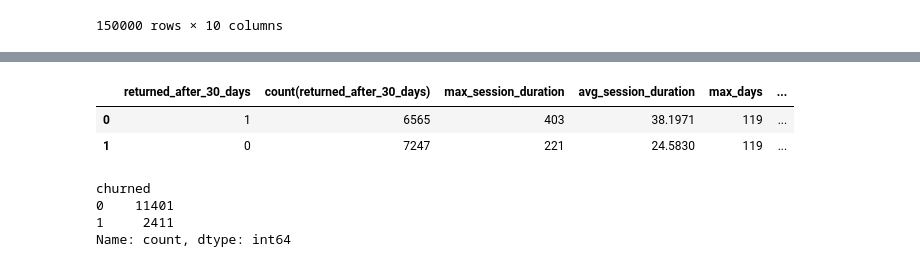
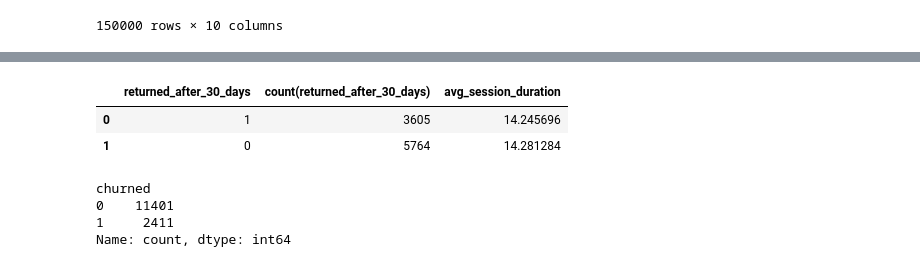
Before and after one commit to vishva0710/ai-chatbot-user-retention-analysis, a Jupyter notebook: AI_Chatbot_User_Retention_Analysis.ipynb, the cells around one changed output, grey strips where cells are left out. Cells and saved outputs as stored; diff of their text form; code cells hidden in the pictures.

```diff
--- a/AI_Chatbot_User_Retention_Analysis.ipynb
+++ b/AI_Chatbot_User_Retention_Analysis.ipynb
@@ -1807,10 +1845,10 @@ ret_sec_df
 # %%
-query='select returned_after_30_days,count(returned_after_30_days), max(session_duration_minutes) as max_session_duration,avg(session_duration_minutes)as avg_session_duration,max(days_until_last_session) as max_days, avg(days_until_last_session) as avg_days  from ret_sec group by returned_after_30_days'
+query='select returned_after_30_days,count(returned_after_30_days),avg(avg_session_duration) as avg_session_duration from ret_sec_sql group by returned_after_30_days'
 pd.read_sql(query,engin)
 # %% [output]
-|  | returned_after_30_days | count(returned_after_30_days) | max_session_duration | avg_session_duration | max_days | ... |
-| 0 | 1 | 6565 | 403 | 38.1971 | 119 | ... |
-| 1 | 0 | 7247 | 221 | 24.5830 | 119 | ... |
+|  | returned_after_30_days | count(returned_after_30_days) | avg_session_duration |
+| 0 | 1 | 3605 | 14.245696 |
+| 1 | 0 | 5764 | 14.281284 |
 # %%
 ret_sec_df['churned'].value_counts()
 # %% [output]
```
Also changed, not shown: parts of 15 cells of this notebook, 1 other file.
